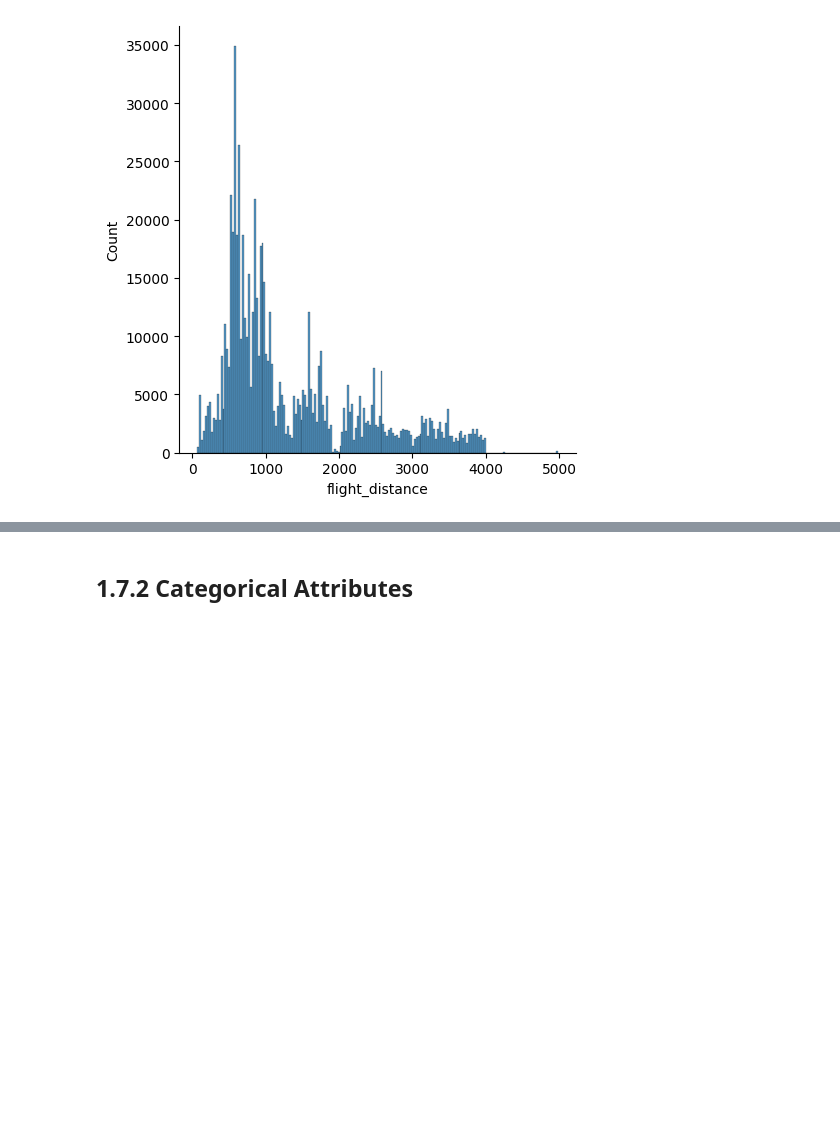
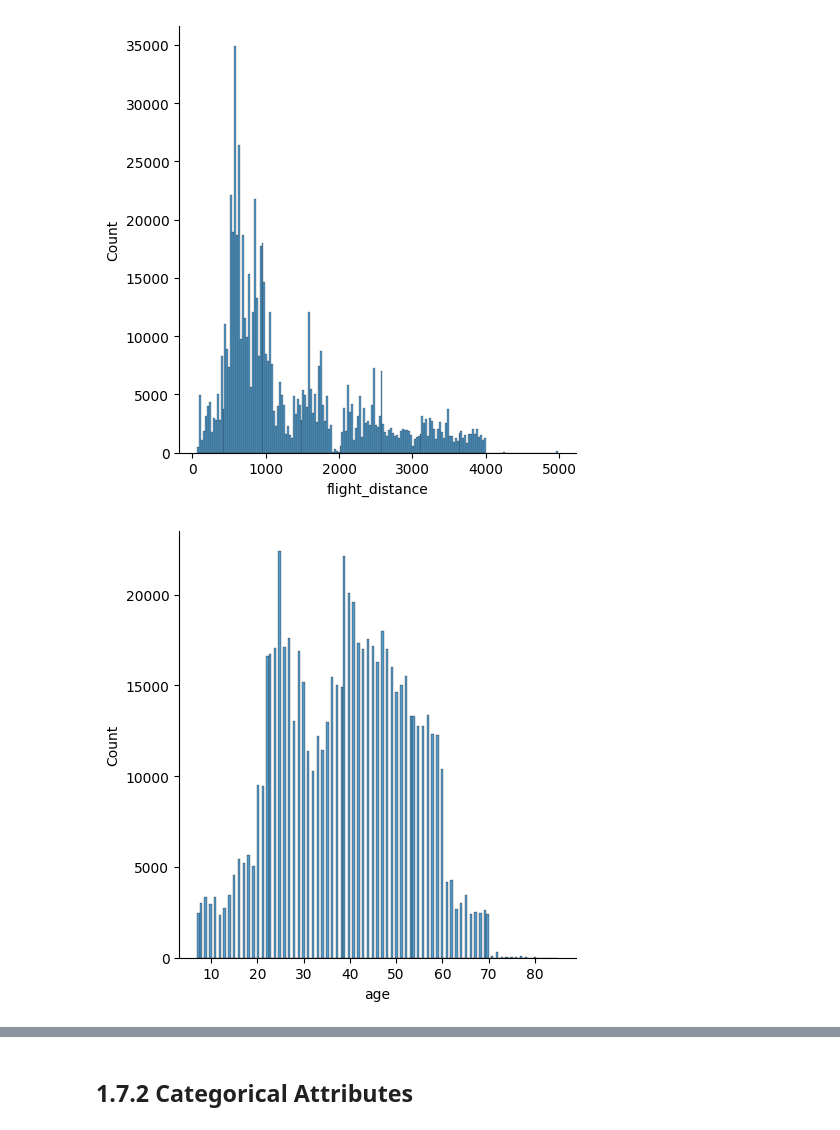
Before and after one commit to Data-Projects1/airline_satisfaction, a Jupyter notebook: notebooks/01.analise_satisf.ipynb, the cells around one changed output, grey strips where cells are left out. Drawn from its saved outputs; the diff is of its cells as text; code cells hidden in the pictures; blank space fills up the shorter version.

```diff
--- a/notebooks/01.analise_satisf.ipynb
+++ b/notebooks/01.analise_satisf.ipynb
@@ -283,3 +305,8 @@ sns.displot(df1['flight_distance'])
 plt.show()
 # %% [output]
 [figure]
+# %%
+sns.displot(df1['age'])
+plt.show()
+# %% [output]
+[figure, added]
```
Also changed, not shown: parts of 8 cells of this notebook.
